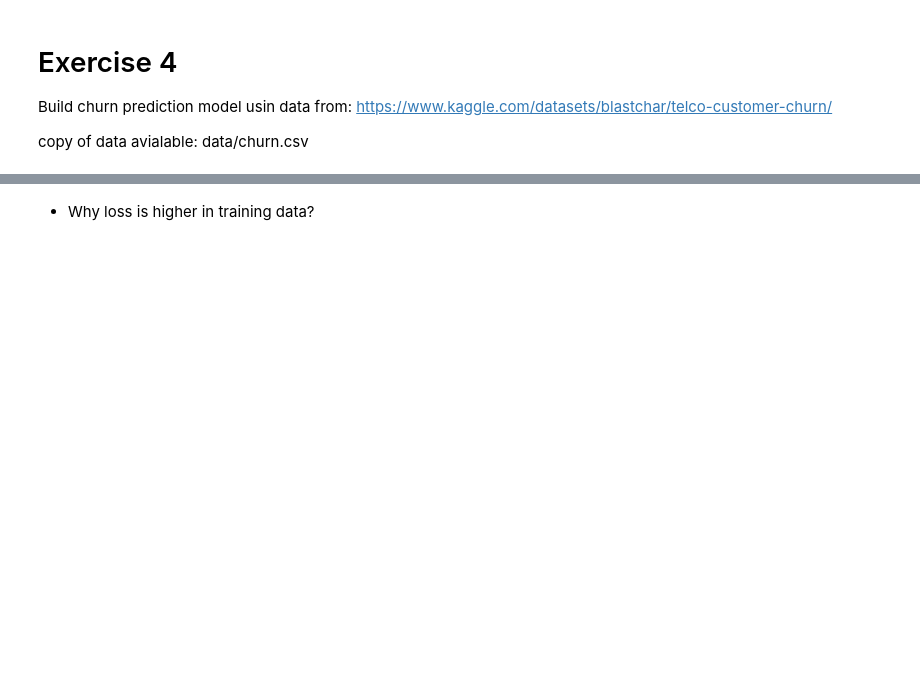
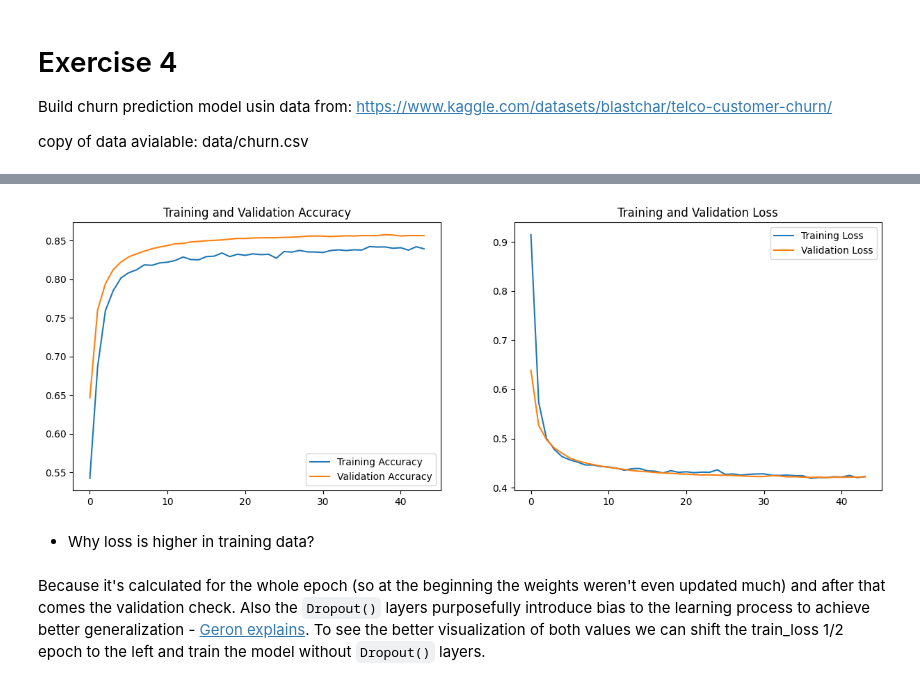
Before and after one commit to maksmanikowski/neural_networks, a Jupyter notebook: dl04_churn.ipynb, the cells around one changed output, grey strips where cells are left out. Saved outputs shown, nothing was run; the diff lists cells and outputs as text; code cells hidden in the pictures; blank space fills up the shorter version.

```diff
--- a/dl04_churn.ipynb
+++ b/dl04_churn.ipynb
@@ -50,7 +118,7 @@ X.shape
 # %%
 from sklearn.model_selection import train_test_split
 X_train, X_test, y_train, y_test = train_test_split(X, y, test_size=0.2)
-X_train, X_valid, y_train, y_valid = train_test_split(X_train, y_train, test_size=0.2)
+X_train, X_valid, y_train, y_valid = train_test_split(X_train, y_train, test_size=0.1)
 # %%
 from sklearn.preprocessing import StandardScaler
 scaler = StandardScaler()
@@ -67,11 +145,11 @@ import tensorflow as tf
 
 model = tf.keras.Sequential([
     tf.keras.layers.Dropout(0.1),
-    tf.keras.layers.Dense(45, input_shape=(45,), activation="relu"),
+    tf.keras.layers.Dense(30, input_shape=(45,), activation="relu"),
     tf.keras.layers.Dropout(0.1),
     tf.keras.layers.Dense(30, activation="relu"),
     tf.keras.layers.Dense(1, activation="sigmoid")
 ])
 
-opt = tf.keras.optimizers.Adamax(learning_rate=0.01)
+opt = tf.keras.optimizers.Adamax(learning_rate=0.001)
 model.compile(loss="binary_crossentropy", optimizer=opt, metrics=[tf.keras.metrics.AUC(name='auc')])
@@ -90,5 +164,5 @@ history = model.fit(
     batch_size=128,
     epochs=50,
     verbose=1,
-    callbacks=[early_stopping, tensorboard_callback]
+    callbacks=[early_stopping]
 )
@@ -101,2 +209,20 @@ model.summary()
+# %%
+from matplotlib import pyplot as plt
+
+fig, ax = plt.subplots(1, 2, figsize=(15,5))
+
+ax[0].plot(history.history['auc'], label='Training Accuracy')
+ax[0].plot(history.history['val_auc'], label='Validation Accuracy')
+ax[0].legend(loc='lower right')
+ax[0].set_title('Training and Validation Accuracy')
+ax[1].plot(history.history['loss'], label='Training Loss')
+ax[1].plot(history.history['val_loss'], label='Validation Loss')
+ax[1].legend(loc='upper right')
+ax[1].set_title('Training and Validation Loss')
+plt.show()
+# %% [output]
+[figure, added]
 # %% [markdown]
 - Why loss is higher in training data?
+# %% [markdown]
+Because it's calculated for the whole epoch (so at the beginning the weights weren't even updated much) and after that comes the validation check. Also the `Dropout()` layers purposefully introduce bias to the learning process to achieve better generalization - [Geron explains](https://twitter.com/aureliengeron/status/1110839223878184960). To see the better visualization of both values we can shift the train_loss 1/2 epoch to the left and train the model without `Dropout()` layers.
```
Also changed, not shown: parts of 23 cells of this notebook.
